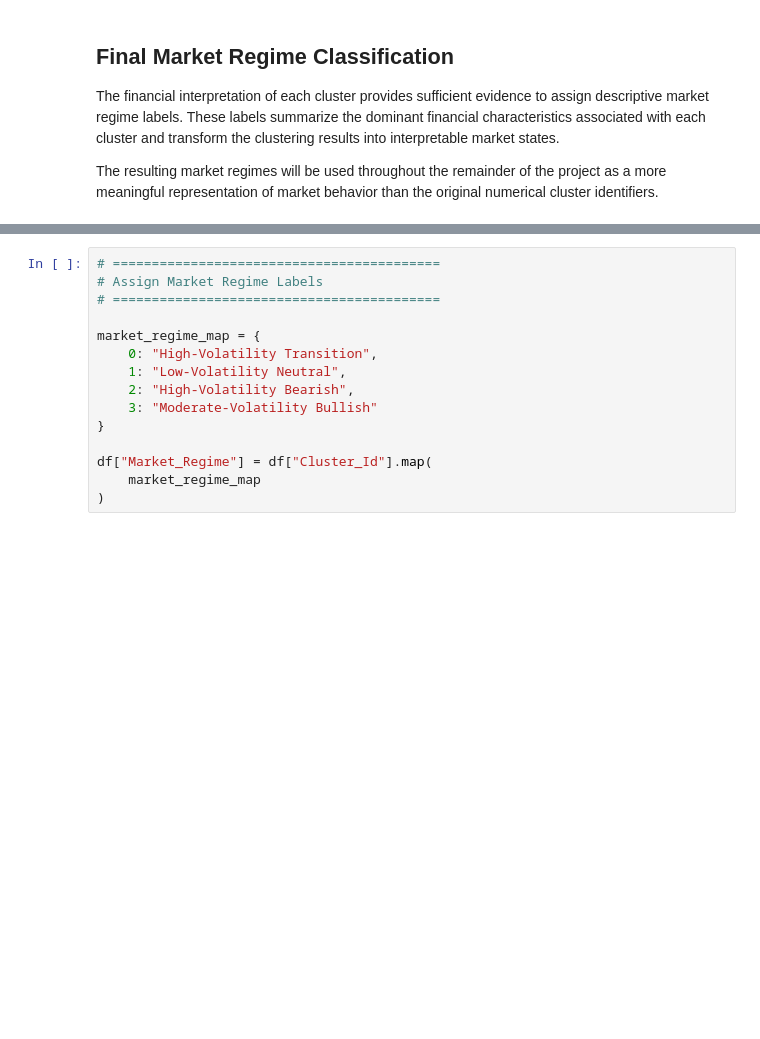
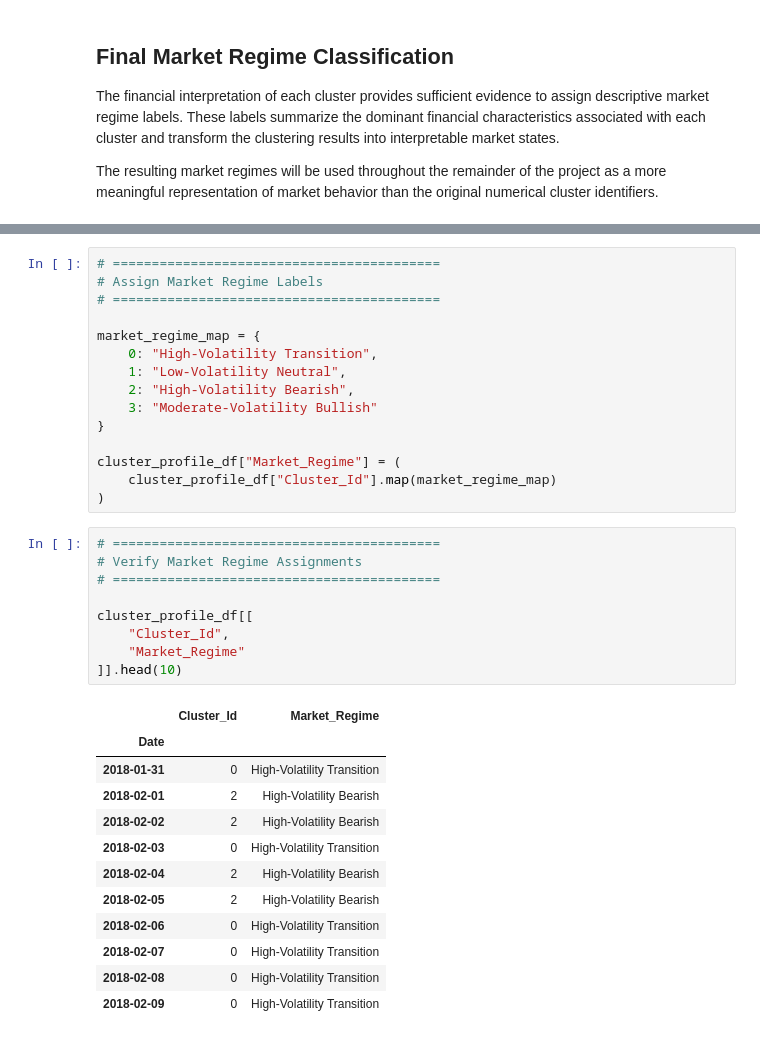
Before and after one commit to GaelRendon/Financial-market-regime-detetcion-system, a Jupyter notebook: norebooks/05_clustering.ipynb, the cells around one changed output, grey strips where cells are left out. Drawn from its saved outputs; the diff is of its cells as text; blank space fills up the shorter version.

```diff
--- a/norebooks/05_clustering.ipynb
+++ b/norebooks/05_clustering.ipynb
@@ -1706,6 +1721,28 @@ market_regime_map = {
     3: "Moderate-Volatility Bullish"
 }
 
-df["Market_Regime"] = df["Cluster_Id"].map(
-    market_regime_map
+cluster_profile_df["Market_Regime"] = (
+    cluster_profile_df["Cluster_Id"].map(market_regime_map)
 )
+# %%
+# ==========================================
+# Verify Market Regime Assignments
+# ==========================================
+
+cluster_profile_df[[
+    "Cluster_Id",
+    "Market_Regime"
+]].head(10)
+# %% [output]
+|  | Cluster_Id | Market_Regime |
+| Date |  |  |
+| 2018-01-31 | 0 | High-Volatility Transition |
+| 2018-02-01 | 2 | High-Volatility Bearish |
+| 2018-02-02 | 2 | High-Volatility Bearish |
+| 2018-02-03 | 0 | High-Volatility Transition |
+| 2018-02-04 | 2 | High-Volatility Bearish |
+| 2018-02-05 | 2 | High-Volatility Bearish |
+| 2018-02-06 | 0 | High-Volatility Transition |
+| 2018-02-07 | 0 | High-Volatility Transition |
+| 2018-02-08 | 0 | High-Volatility Transition |
+| 2018-02-09 | 0 | High-Volatility Transition |
```
Also changed, not shown: parts of 4 cells of this notebook.
